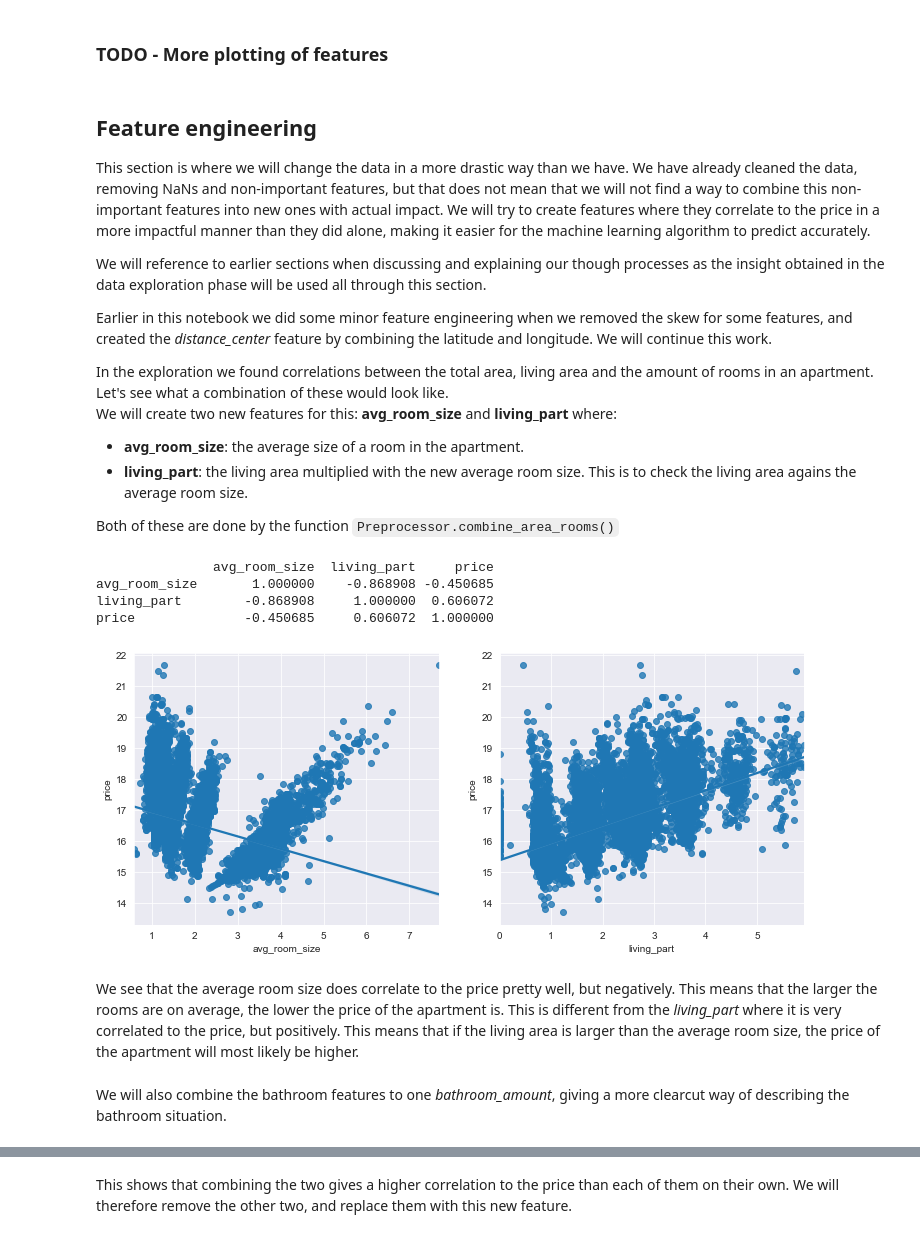
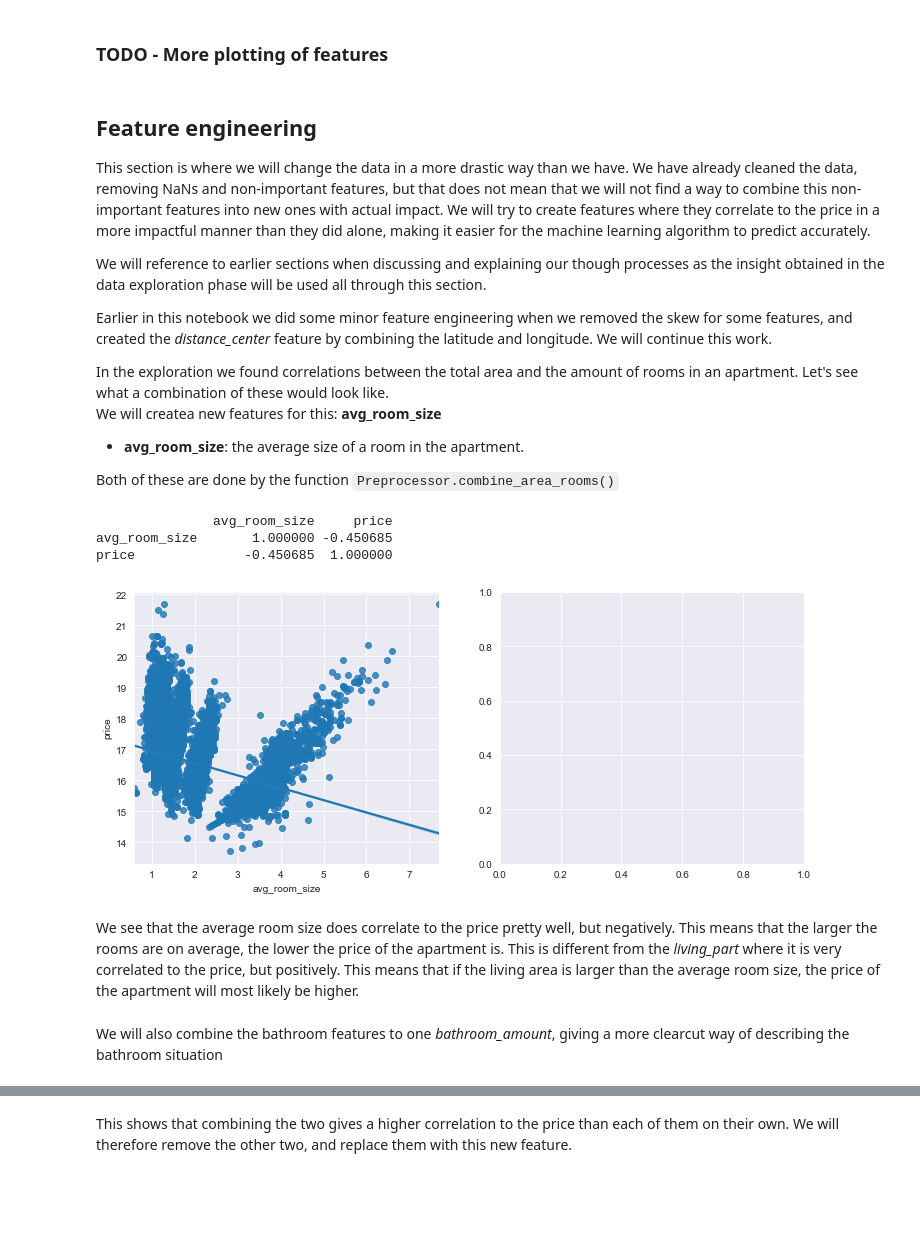
Before and after one commit to Olaussen/TDT4173_group69, a Jupyter notebook: src/notebook.ipynb, the cells around one changed output, grey strips where cells are left out. Drawn from its saved outputs; the diff is of its cells as text; code cells hidden in the pictures; blank space fills up the shorter version.

```diff
--- a/src/notebook.ipynb
+++ b/src/notebook.ipynb
@@ -166,7 +166,8 @@ What we are looking for here are data with odd distributions. We can see that so
 # %%
 data = preprocessor.logify(merged.copy(), "price")
-data = preprocessor.logify(data, "area_total")
-data = preprocessor.logify(data, "area_living")
+data = preprocessor.logify(data.copy(), "area_total")
+data = preprocessor.logify(data.copy(), "area_living")
+data = preprocessor.logify(data.copy(), "area_kitchen")
 # %% [markdown]
 ### Initial removing and filling of features
 We will remove features with an overwhelming amount of *NaN* values, as these will just cause noise in the model, and features consisting of strings (such as the street), which will be impossible to categorize.
@@ -327,25 +328,22 @@ We will reference to earlier sections when discussing and explaining our though
 
 Earlier in this notebook we did some minor feature engineering when we removed the skew for some features, and created the *distance_center* feature by combining the latitude and longitude. We will continue this work.
 
-In the exploration we found correlations between the total area, living area and the amount of rooms in an apartment. Let's see what a combination of these would look like. <br>
-We will create two new features for this: **avg_room_size** and **living_part** where:
+In the exploration we found correlations between the total area and the amount of rooms in an apartment. Let's see what a combination of these would look like. <br>
+We will createa new features for this: **avg_room_size**
 
 - **avg_room_size**: the average size of a room in the apartment.
-- **living_part**: the living area multiplied with the new average room size. This is to check the living area agains the average room size.
 
 Both of these are done by the function `Preprocessor.combine_area_rooms()`
 # %%
 featured = preprocessor.combine_area_rooms(data.copy())
-visualizer.corr_target(featured, cols=["avg_room_size", "living_part"],
-                target='price')
+visualizer.corr_target(featured, cols=["avg_room_size"], target='price')
 # %% [output]
-               avg_room_size  living_part     price
-avg_room_size       1.000000    -0.868908 -0.450685
-living_part        -0.868908     1.000000  0.606072
-price              -0.450685     0.606072  1.000000
+               avg_room_size     price
+avg_room_size       1.000000 -0.450685
+price              -0.450685  1.000000
-[figure, old version]
+[figure, new version]
 # %% [markdown]
 We see that the average room size does correlate to the price pretty well, but negatively. This means that the larger the rooms are on average, the lower the price of the apartment is. This is different from the *living_part* where it is very correlated to the price, but positively. This means that if the living area is larger than the average room size, the price of the apartment will most likely be higher.
 # %% [markdown]
-We will also combine the bathroom features to one *bathroom_amount*, giving a more clearcut way of describing the bathroom situation.
+We will also combine the bathroom features to one *bathroom_amount*, giving a more clearcut way of describing the bathroom situation
 # %%
```
Also changed, not shown: parts of 24 cells of this notebook, 8 other files.
